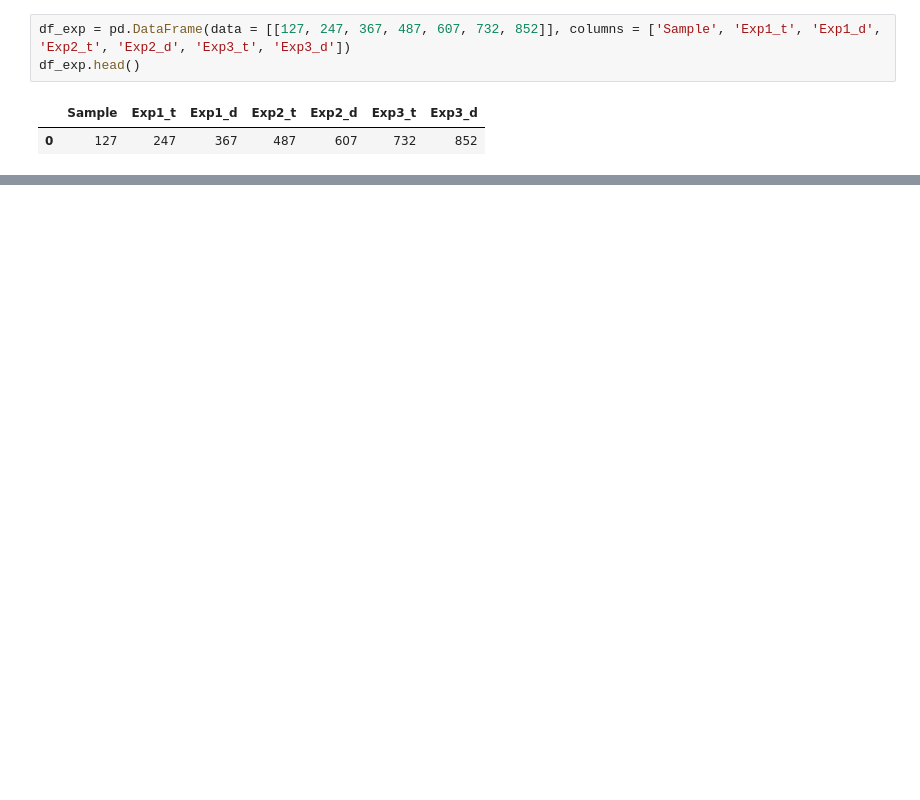
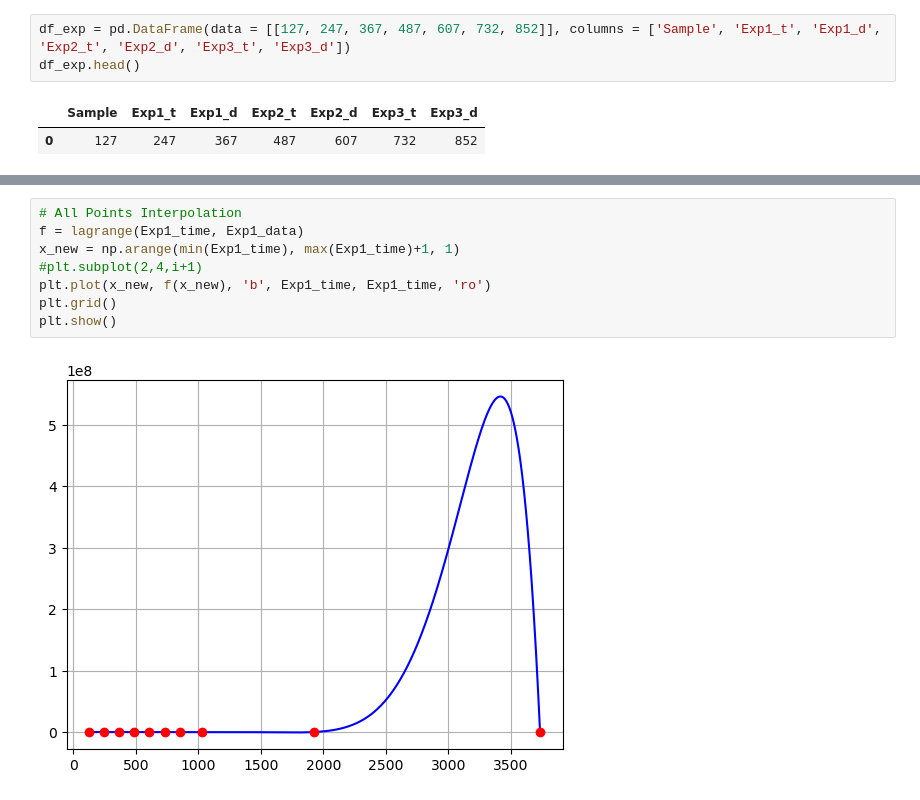
Before and after one commit to muthuganeshece/MLProjects, a Jupyter notebook: LIDAR/Notebook/TargetInterpolation.ipynb, the cells around one changed output, grey strips where cells are left out. Drawn from its saved outputs; the diff is of its cells as text; blank space fills up the shorter version.

```diff
--- a/LIDAR/Notebook/TargetInterpolation.ipynb
+++ b/LIDAR/Notebook/TargetInterpolation.ipynb
@@ -18,0 +50,10 @@ df_exp.head()
+# %%
+# All Points Interpolation
+f = lagrange(Exp1_time, Exp1_data)
+x_new = np.arange(min(Exp1_time), max(Exp1_time)+1, 1)
+#plt.subplot(2,4,i+1)
+plt.plot(x_new, f(x_new), 'b', Exp1_time, Exp1_time, 'ro')
+plt.grid()
+plt.show()
+# %% [output]
+[figure, added]
```
Also changed, not shown: parts of 10 cells of this notebook.
